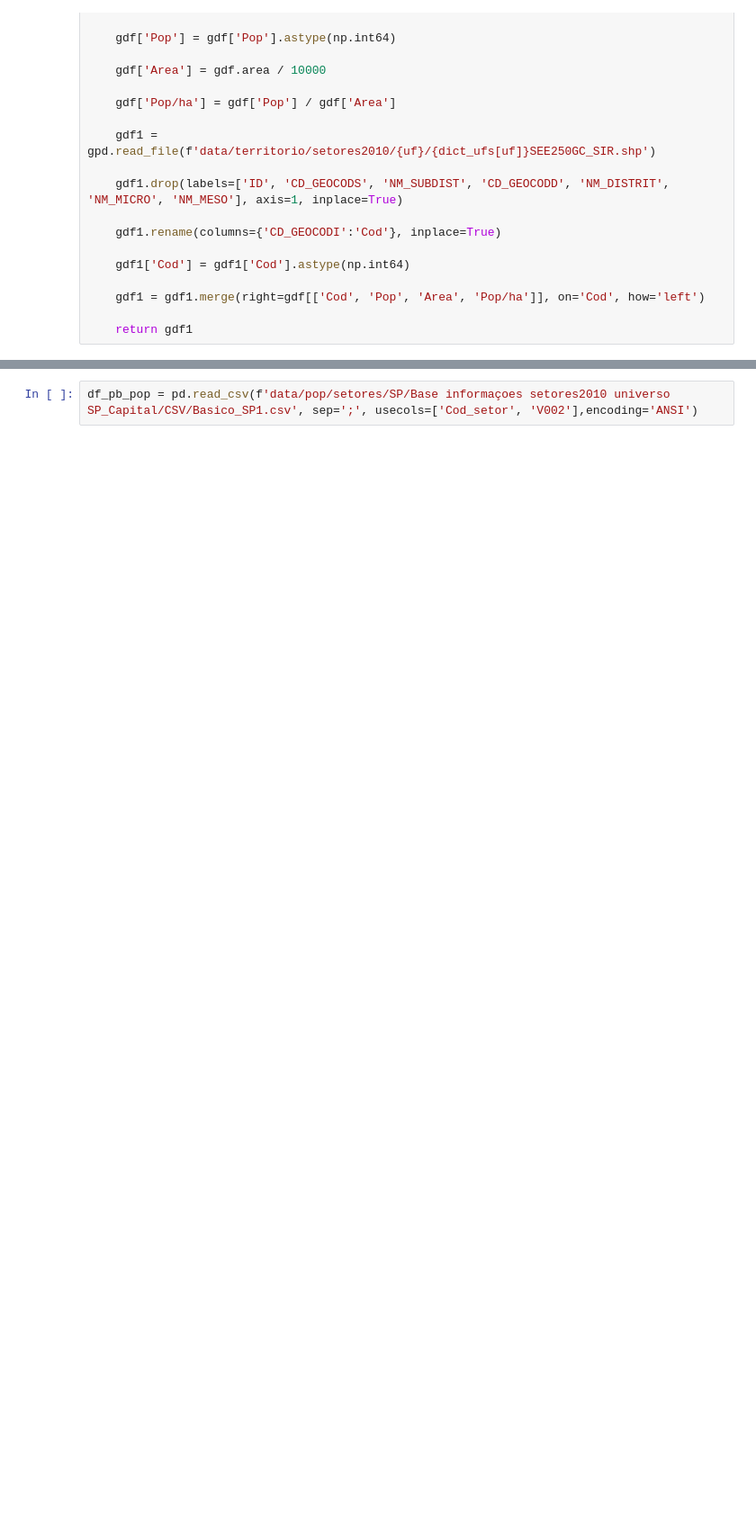
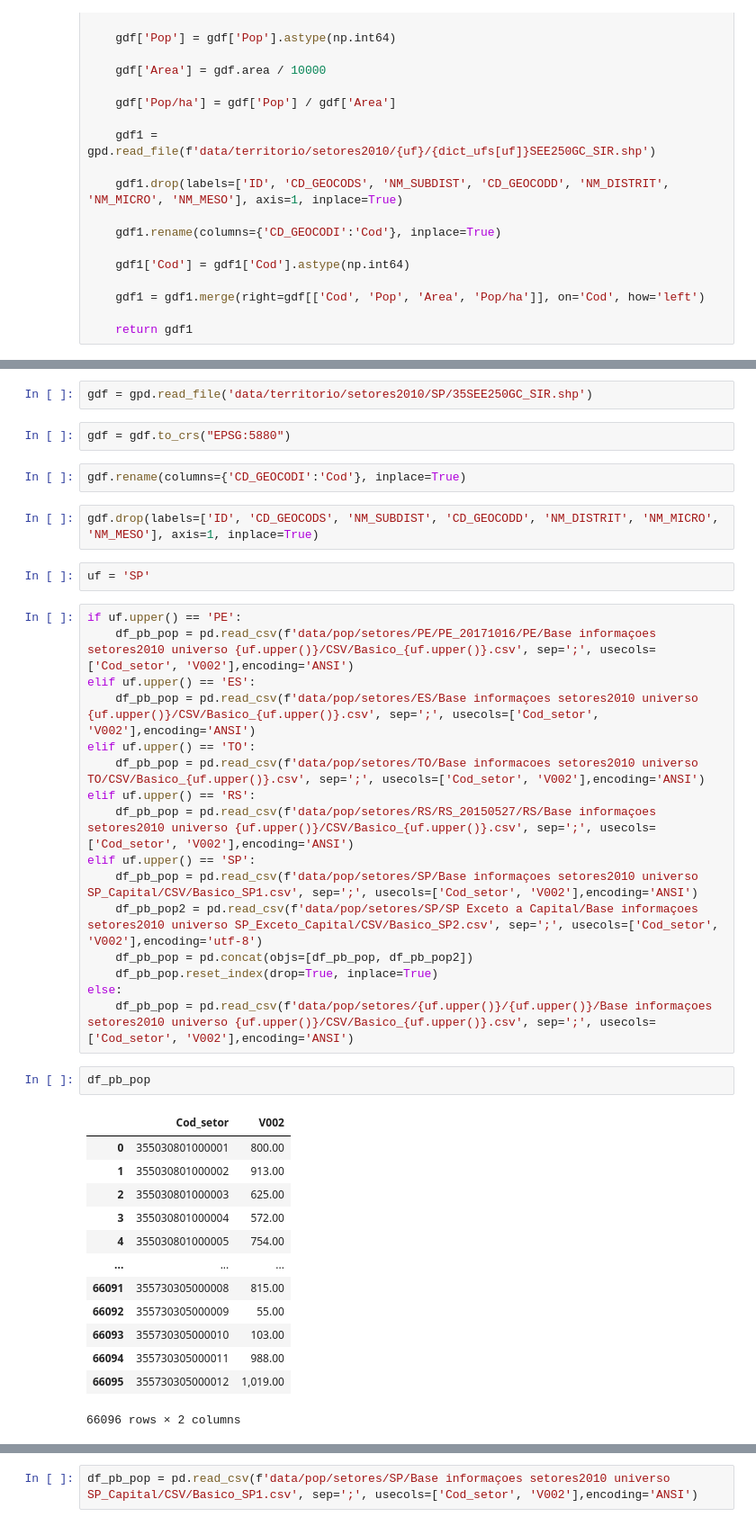
Before and after one commit to augustogeog/popapp, a Jupyter notebook: geodata.ipynb, the cells around one changed output, grey strips where cells are left out. Shown at 90% size. Saved outputs shown, nothing was run; the diff lists cells and outputs as text; blank space fills up the shorter version.

```diff
--- a/geodata.ipynb
+++ b/geodata.ipynb
@@ -288,0 +193,42 @@ def treat_sectors_shp(uf):
+# %%
+gdf = gpd.read_file('data/territorio/setores2010/SP/35SEE250GC_SIR.shp')
+# %%
+gdf = gdf.to_crs("EPSG:5880")
+# %%
+gdf.rename(columns={'CD_GEOCODI':'Cod'}, inplace=True)
+# %%
+gdf.drop(labels=['ID', 'CD_GEOCODS', 'NM_SUBDIST', 'CD_GEOCODD', 'NM_DISTRIT', 'NM_MICRO', 'NM_MESO'], axis=1, inplace=True)
+# %%
+uf = 'SP'
+# %%
+if uf.upper() == 'PE':
+    df_pb_pop = pd.read_csv(f'data/pop/setores/PE/PE_20171016/PE/Base informaçoes setores2010 universo {uf.upper()}/CSV/Basico_{uf.upper()}.csv', sep=';', usecols=['Cod_setor', 'V002'],encoding='ANSI')
+elif uf.upper() == 'ES':
+    df_pb_pop = pd.read_csv(f'data/pop/setores/ES/Base informaçoes setores2010 universo {uf.upper()}/CSV/Basico_{uf.upper()}.csv', sep=';', usecols=['Cod_setor', 'V002'],encoding='ANSI')
+elif uf.upper() == 'TO':
+    df_pb_pop = pd.read_csv(f'data/pop/setores/TO/Base informacoes setores2010 universo TO/CSV/Basico_{uf.upper()}.csv', sep=';', usecols=['Cod_setor', 'V002'],encoding='ANSI')
+elif uf.upper() == 'RS':
+    df_pb_pop = pd.read_csv(f'data/pop/setores/RS/RS_20150527/RS/Base informaçoes setores2010 universo {uf.upper()}/CSV/Basico_{uf.upper()}.csv', sep=';', usecols=['Cod_setor', 'V002'],encoding='ANSI')
+elif uf.upper() == 'SP':
+    df_pb_pop = pd.read_csv(f'data/pop/setores/SP/Base informaçoes setores2010 universo SP_Capital/CSV/Basico_SP1.csv', sep=';', usecols=['Cod_setor', 'V002'],encoding='ANSI')
+    df_pb_pop2 = pd.read_csv(f'data/pop/setores/SP/SP Exceto a Capital/Base informaçoes setores2010 universo SP_Exceto_Capital/CSV/Basico_SP2.csv', sep=';', usecols=['Cod_setor', 'V002'],encoding='utf-8')
+    df_pb_pop = pd.concat(objs=[df_pb_pop, df_pb_pop2])
+    df_pb_pop.reset_index(drop=True, inplace=True)
+else:
+    df_pb_pop = pd.read_csv(f'data/pop/setores/{uf.upper()}/{uf.upper()}/Base informaçoes setores2010 universo {uf.upper()}/CSV/Basico_{uf.upper()}.csv', sep=';', usecols=['Cod_setor', 'V002'],encoding='ANSI')
+# %%
+df_pb_pop
+# %% [output]
+|  | Cod_setor | V002 |
+| 0 | 355030801000001 | 800.00 |
+| 1 | 355030801000002 | 913.00 |
+| 2 | 355030801000003 | 625.00 |
+| 3 | 355030801000004 | 572.00 |
+| 4 | 355030801000005 | 754.00 |
+| ... | ... | ... |
+| 66091 | 355730305000008 | 815.00 |
+| 66092 | 355730305000009 | 55.00 |
+| 66093 | 355730305000010 | 103.00 |
+| 66094 | 355730305000011 | 988.00 |
+| 66095 | 355730305000012 | 1,019.00 |
+66096 rows × 2 columns
```
Also changed, not shown: parts of 61 cells of this notebook, 1 other file.
